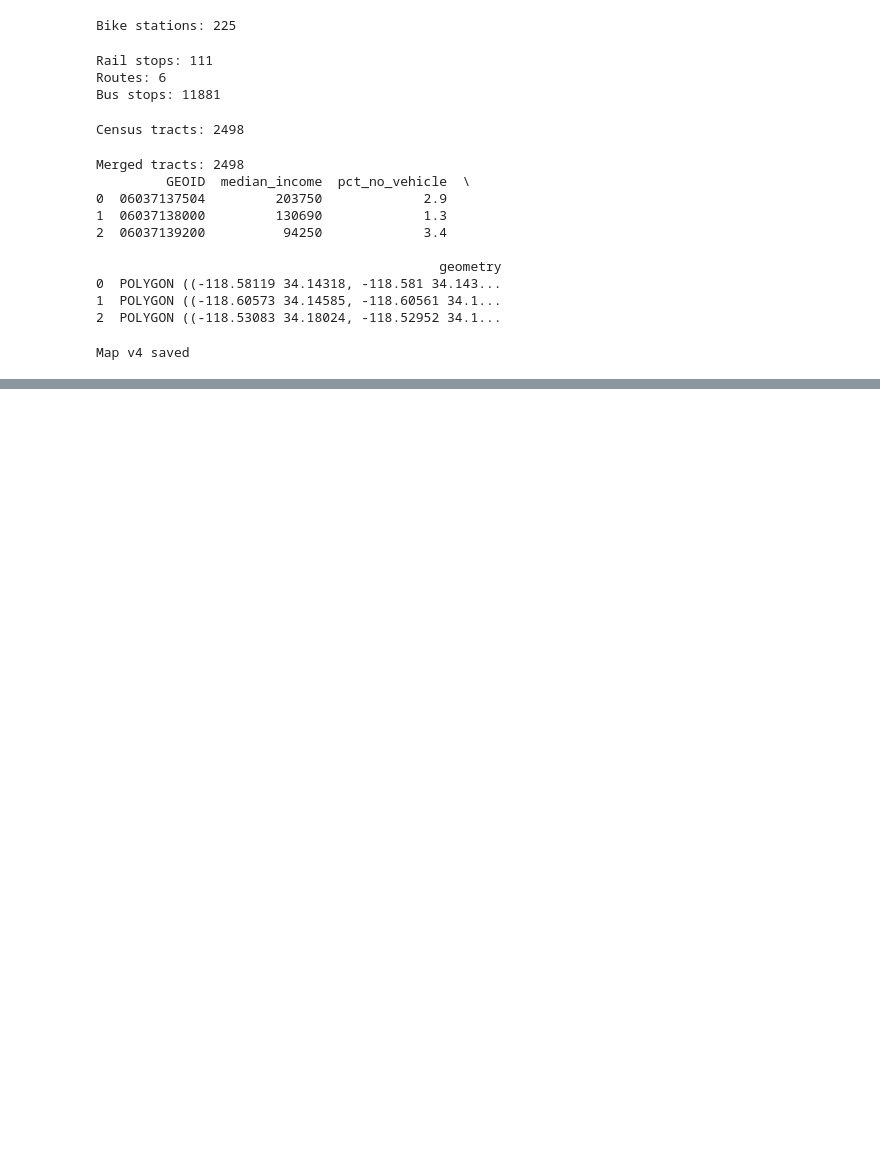
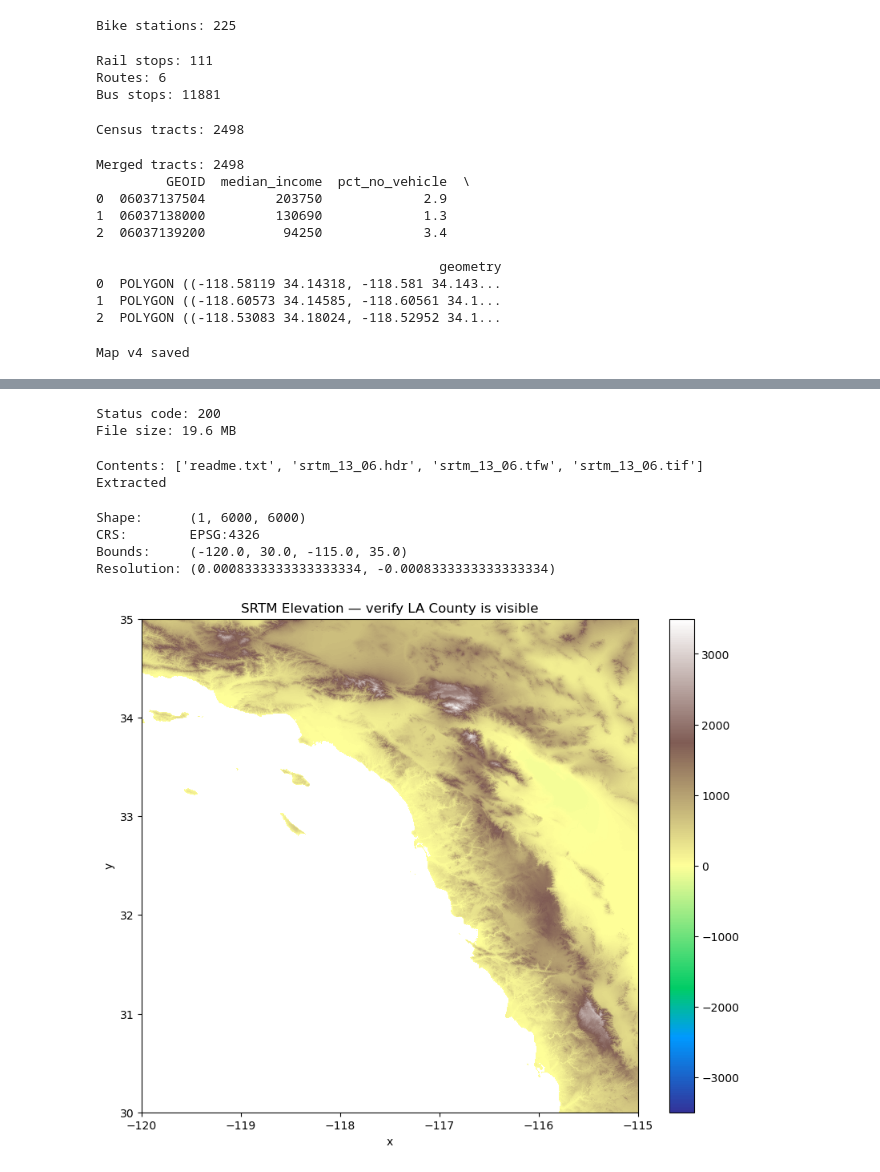
Before and after one commit to moiseshiram19/moving-through-la, a Jupyter notebook: 01_data_explor.ipynb, the cells around one changed output, grey strips where cells are left out. Drawn from its saved outputs; the diff is of its cells as text; code cells hidden in the pictures; blank space fills up the shorter version.

```diff
--- a/01_data_explor.ipynb
+++ b/01_data_explor.ipynb
@@ -304,0 +388,19 @@ All processed data saved
+# %%
+import rioxarray
+import rasterio
+import requests
+
+# SRTM data is served as tiles — LA County falls in tile n34_w119
+# strm 13 06 is data from the area of Interest
+
+srtm_url = "https://srtm.csi.cgiar.org/wp-content/uploads/files/srtm_5x5/TIFF/srtm_13_06.zip"
+
+print("Downloading elevation tile...")
+response = requests.get(srtm_url, stream=True)
+
+# Save the zip file
+with open("data/raw/srtm_la.zip", "wb") as f:
+    for chunk in response.iter_content(chunk_size=8192):
+        f.write(chunk)
+
+print(f"Downloaded: {response.status_code}")
@@ -304,0 +410,40 @@ All processed data saved
+# %%
+print(f"Status code: {response.status_code}")
+print(f"File size: {os.path.getsize('data/raw/srtm_la.zip') / 1024 / 1024:.1f} MB")
+# %% [output]
+Status code: 200
+File size: 19.6 MB
+# %%
+
+# Extract the zip
+with zipfile.ZipFile("data/raw/srtm_la.zip", "r") as zip_ref:
+    print("Contents:", zip_ref.namelist())
+    zip_ref.extractall("data/raw/srtm_la/")
+
+print("Extracted")
+# %% [output]
+Contents: ['readme.txt', 'srtm_13_06.hdr', 'srtm_13_06.tfw', 'srtm_13_06.tif']
+Extracted
+# %%
+import rioxarray as rxr
+import matplotlib.pyplot as plt
+
+dem = rxr.open_rasterio("data/raw/srtm_la/srtm_13_06.tif", masked=True)
+
+# Basic info — dimensions, resolution, CRS
+print(f"Shape:      {dem.shape}")        # bands, rows, cols
+print(f"CRS:        {dem.rio.crs}")      # coordinate system
+print(f"Bounds:     {dem.rio.bounds()}") # west, south, east, north
+print(f"Resolution: {dem.rio.resolution()}") # pixel size in degrees
+
+# Quick plot to visually confirm it's LA
+fig, ax = plt.subplots(figsize=(10, 8))
+dem.plot(ax=ax, cmap='terrain')  # terrain colormap = green valleys, brown peaks
+ax.set_title("SRTM Elevation — verify LA County is visible")
+plt.show()
+# %% [output]
+Shape:      (1, 6000, 6000)
+CRS:        EPSG:4326
+Bounds:     (-120.0, 30.0, -115.0, 35.0)
+Resolution: (0.0008333333333333334, -0.0008333333333333334)
+[figure, added]
```
Also changed, not shown: parts of 14 cells of this notebook, 32 other files.
